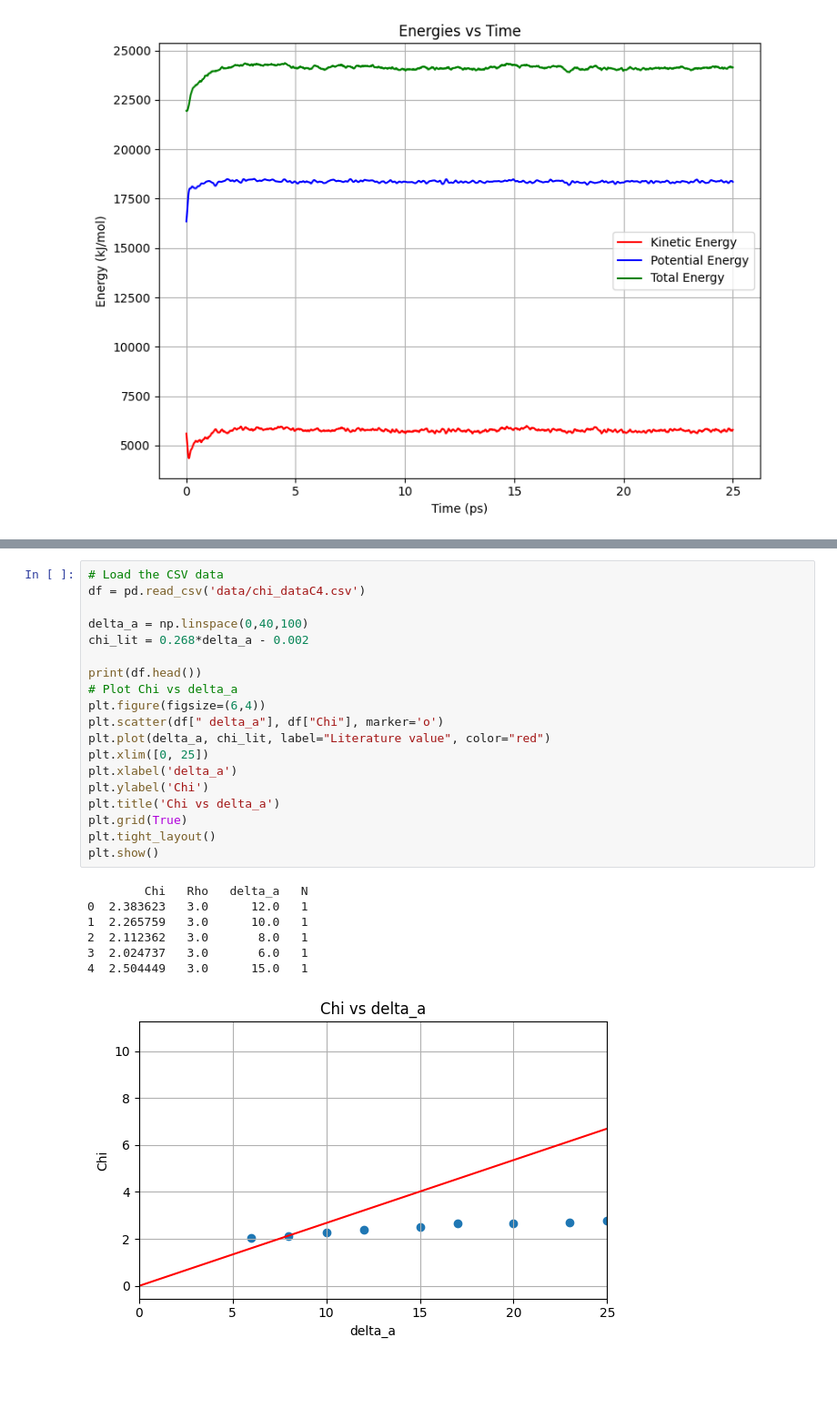
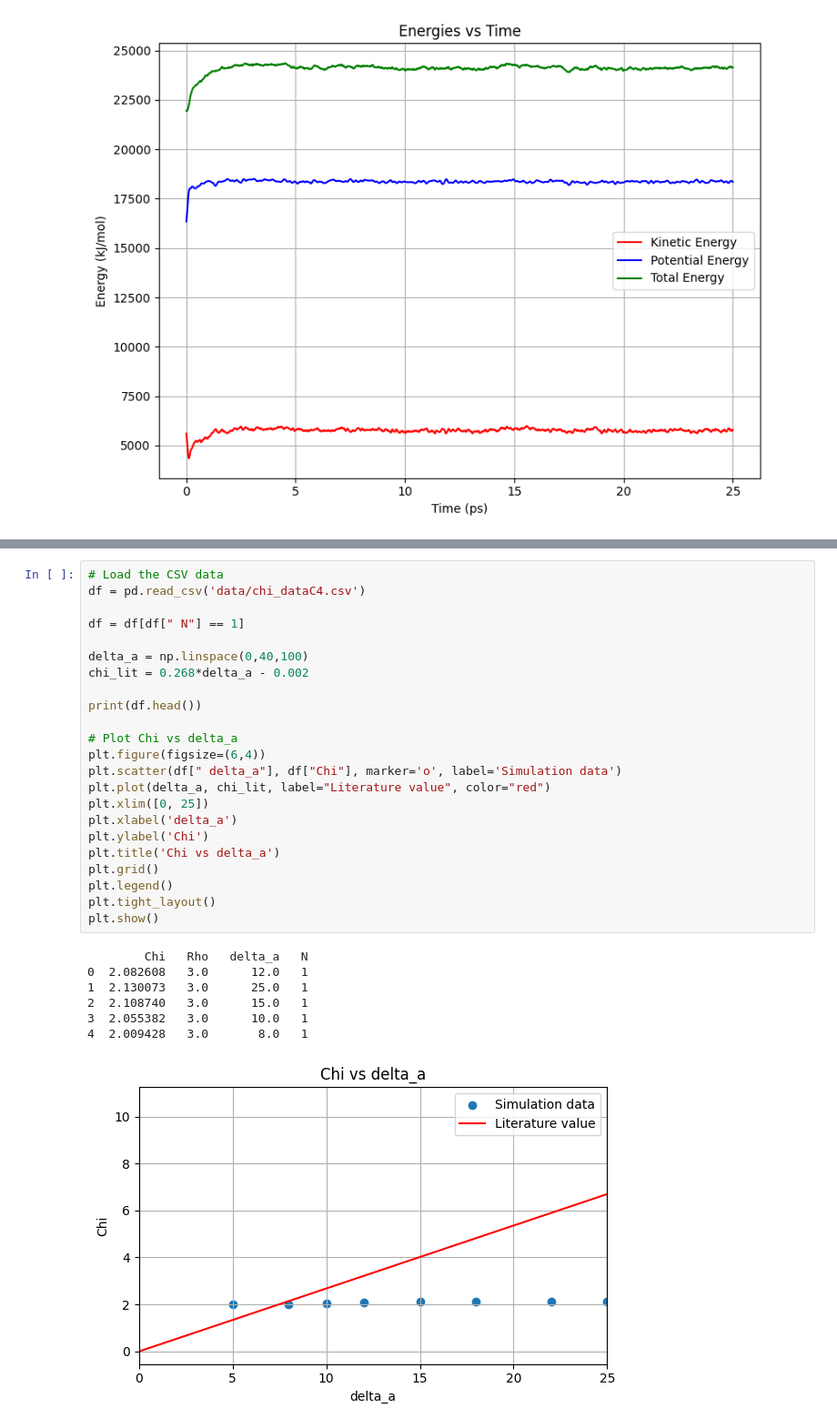
Before and after one commit to lspam6087-hash/PBS3, a Jupyter notebook: plotting.ipynb, the cells around one changed output, grey strips where cells are left out. Shown at 91% size. Saved outputs shown, nothing was run; the diff lists cells and outputs as text; blank space fills up the shorter version.

```diff
--- a/plotting.ipynb
+++ b/plotting.ipynb
@@ -115,27 +142,31 @@ KeyError: 'v_center'
 # %%
 # Load the CSV data
 df = pd.read_csv('data/chi_dataC4.csv')
+
+df = df[df[" N"] == 1]
 
 delta_a = np.linspace(0,40,100)
 chi_lit = 0.268*delta_a - 0.002
 
 print(df.head())
+
 # Plot Chi vs delta_a
 plt.figure(figsize=(6,4))
-plt.scatter(df[" delta_a"], df["Chi"], marker='o')
+plt.scatter(df[" delta_a"], df["Chi"], marker='o', label='Simulation data')
 plt.plot(delta_a, chi_lit, label="Literature value", color="red")
 plt.xlim([0, 25])
 plt.xlabel('delta_a')
 plt.ylabel('Chi')
 plt.title('Chi vs delta_a')
-plt.grid(True)
+plt.grid()
+plt.legend()
 plt.tight_layout()
 plt.show()
 # %% [output]
         Chi   Rho   delta_a   N
-0  2.383623   3.0      12.0   1
-1  2.265759   3.0      10.0   1
-2  2.112362   3.0       8.0   1
-3  2.024737   3.0       6.0   1
-4  2.504449   3.0      15.0   1
+0  2.082608   3.0      12.0   1
+1  2.130073   3.0      25.0   1
+2  2.108740   3.0      15.0   1
+3  2.055382   3.0      10.0   1
+4  2.009428   3.0       8.0   1
-[figure, old version]
+[figure, new version]
```
Also changed, not shown: parts of 3 cells of this notebook, 20 other files.
